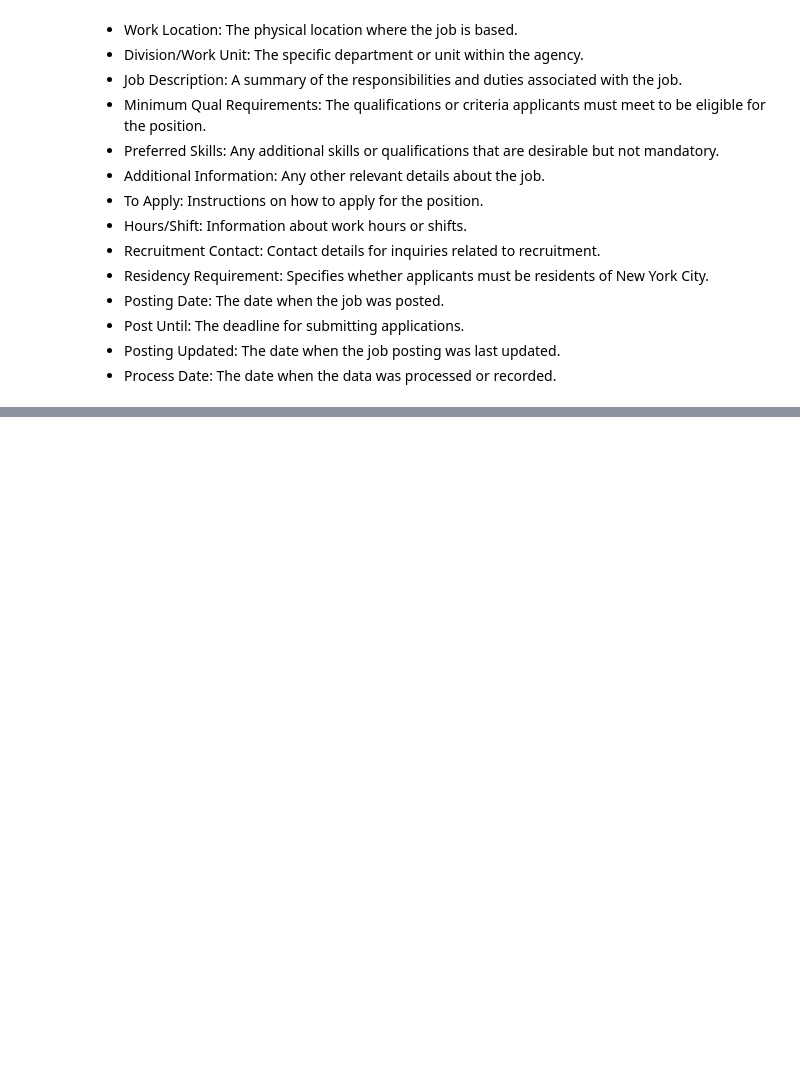
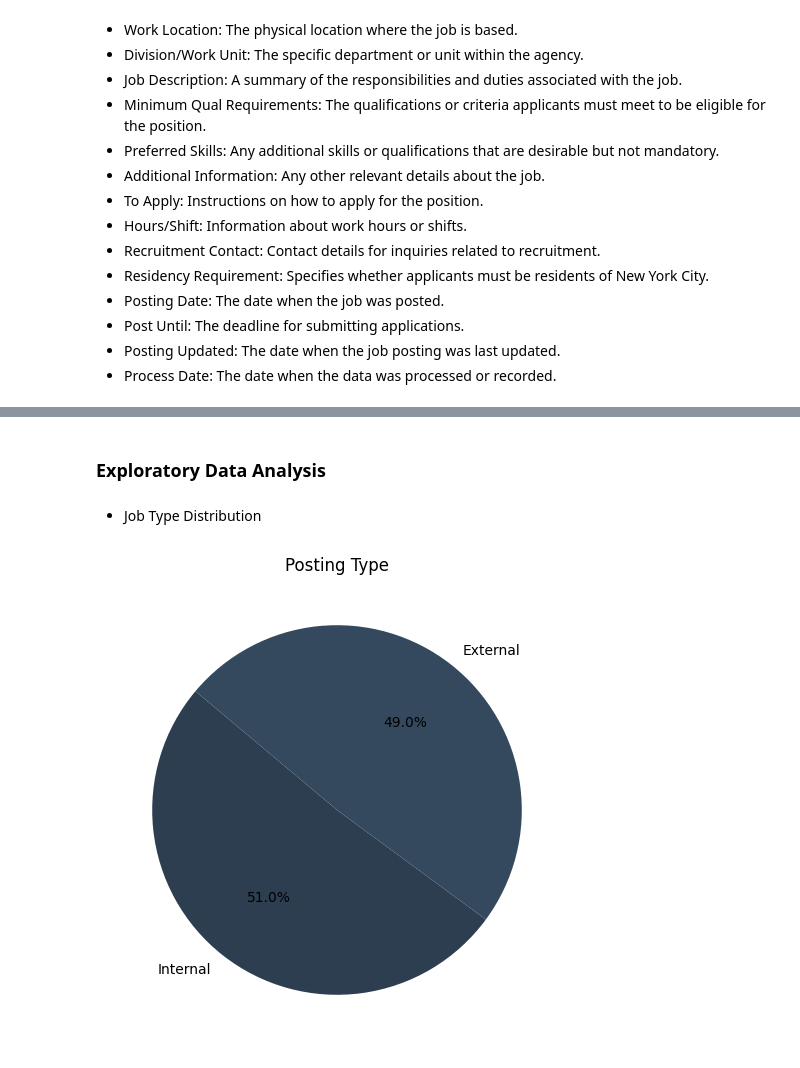
Before and after one commit to raviavaiya/Salary-Range-Prediction, a Jupyter notebook: training/salary_prediction.ipynb, the cells around one changed output, grey strips where cells are left out. Cells and saved outputs as stored; diff of their text form; code cells hidden in the pictures; blank space fills up the shorter version.

Commit message:
salary

```diff
--- a/training/salary_prediction.ipynb
+++ b/training/salary_prediction.ipynb
@@ -41,0 +235,9 @@ to develop a predictive model for estimating salary ranges for job listings as p
+# %%
+# Condition: Salary Frequency is 'Hourly' & Hours/Shift is NaN
+hourly_condition = (df['Salary Frequency'].str.lower() == 'hourly') & (df['Hours/Shift'].isna())
+
+# Update 'Hours/Shift' to '35 Hours' where the condition is met
+df.loc[hourly_condition, 'Hours/Shift'] = "35 Hours"
+
+# Display updated rows
+print(df[['Hours/Shift', 'Salary Frequency']].head(10))
@@ -41,0 +256,9 @@ to develop a predictive model for estimating salary ranges for job listings as p
+# %%
+# Condition: If 'Salary Frequency' is 'Daily' & 'Hours/Shift' is NaN or None
+daily_condition = (df['Salary Frequency'].str.lower() == 'daily') & (df['Hours/Shift'].isna())
+
+# Replace NaN in 'Hours/Shift' with 'Daily' where condition is met
+df.loc[daily_condition, 'Hours/Shift'] = "Daily"
+
+# Display updated rows to verify changes
+print(df[['Hours/Shift', 'Salary Frequency']].head(20))
@@ -41,0 +331,16 @@ to develop a predictive model for estimating salary ranges for job listings as p
+# %%
+# Convert Daily salaries to Annual (Assuming 260 workdays in a year)
+daily_condition = df['Salary Frequency'].str.lower() == 'daily'
+df.loc[daily_condition, 'Salary Range From'] *= 260
+df.loc[daily_condition, 'Salary Range To'] *= 260
+
+# Convert Hourly salaries to Annual (Assuming 35 hours/week, 52 weeks -> 1820 hours/year)
+hourly_condition = df['Salary Frequency'].str.lower() == 'hourly'
+df.loc[hourly_condition, 'Salary Range From'] *= 1820
+df.loc[hourly_condition, 'Salary Range To'] *= 1820
+
+# Change 'Salary Frequency' to 'Annual' after conversion
+df.loc[daily_condition | hourly_condition, 'Salary Frequency'] = "Annual"
+
+# Display updated rows
+print(df[['Hours/Shift', 'Salary Range From', 'Salary Range To', 'Salary Frequency']].head(20))
@@ -41,0 +577,16 @@ to develop a predictive model for estimating salary ranges for job listings as p
+# %% [markdown]
+### Exploratory Data Analysis
+# %%
+colors = ["#2c3e50", "#34495e", "#7f8c8d", "#e74c3c", "#c0392b"]
+ordered_colors = [colors[0], colors[3], colors[2], colors[1], colors[4]]
+sns.set_palette(colors)
+# %% [markdown]
+- Job Type Distribution
+# %%
+plt.figure(figsize=(8, 6))
+df['Posting Type'].value_counts().plot(kind='pie', autopct='%1.1f%%', startangle=140)
+plt.title('Posting Type')
+plt.ylabel('')
+plt.show()
+# %% [output]
+[figure, added]
```
Also changed, not shown: parts of 52 cells of this notebook, 4 other files.
